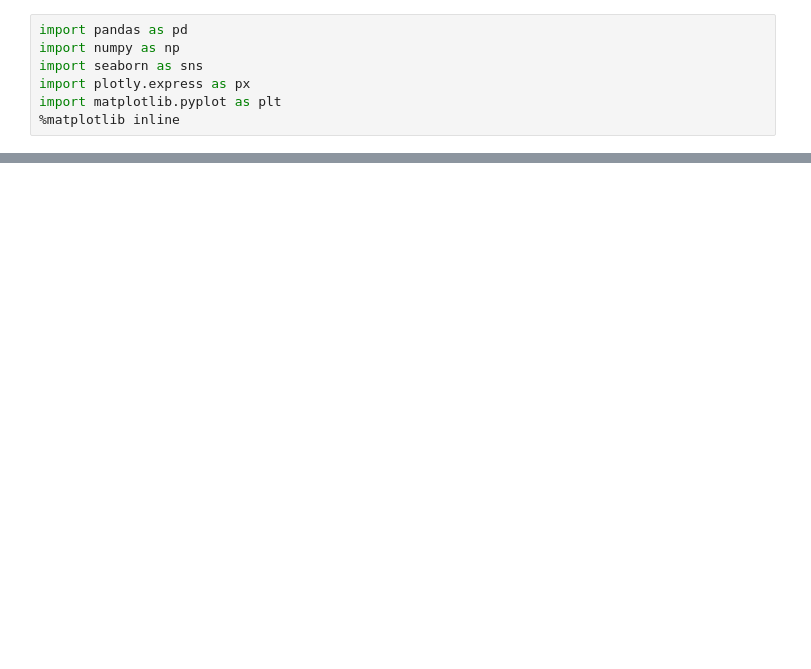
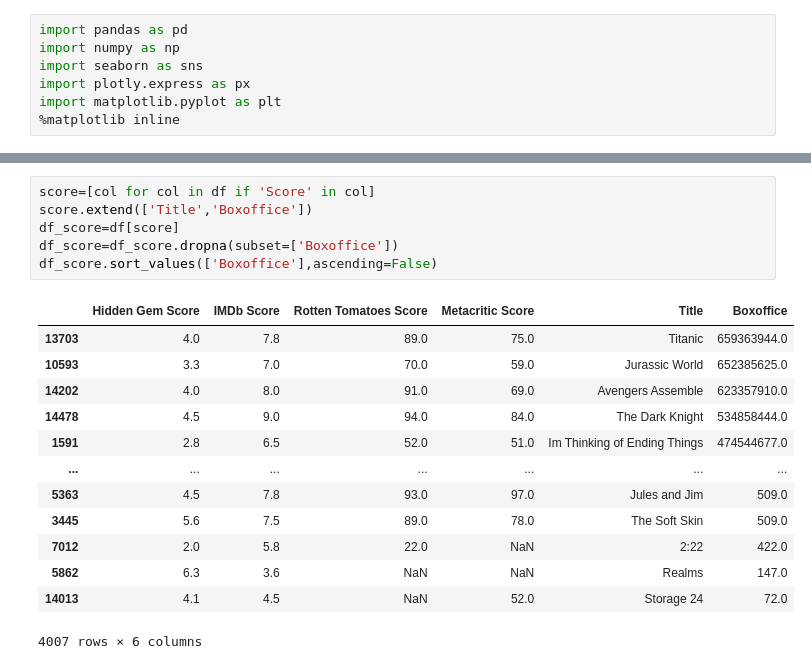
Before and after one commit to rajput-t/netflix_nlp_p1, a Jupyter notebook: Netflix.ipynb, the cells around one changed output, grey strips where cells are left out. Saved outputs shown, nothing was run; the diff lists cells and outputs as text; blank space fills up the shorter version.

```diff
--- a/Netflix.ipynb
+++ b/Netflix.ipynb
@@ -28,0 +48,20 @@ Warning: Total number of columns (29) exceeds max_columns (20) limiting to first
+# %%
+score=[col for col in df if 'Score' in col]
+score.extend(['Title','Boxoffice'])
+df_score=df[score]
+df_score=df_score.dropna(subset=['Boxoffice'])
+df_score.sort_values(['Boxoffice'],ascending=False)
+# %% [output]
+|  | Hidden Gem Score | IMDb Score | Rotten Tomatoes Score | Metacritic Score | Title | Boxoffice |
+| 13703 | 4.0 | 7.8 | 89.0 | 75.0 | Titanic | 659363944.0 |
+| 10593 | 3.3 | 7.0 | 70.0 | 59.0 | Jurassic World | 652385625.0 |
+| 14202 | 4.0 | 8.0 | 91.0 | 69.0 | Avengers Assemble | 623357910.0 |
+| 14478 | 4.5 | 9.0 | 94.0 | 84.0 | The Dark Knight | 534858444.0 |
+| 1591 | 2.8 | 6.5 | 52.0 | 51.0 | Im Thinking of Ending Things | 474544677.0 |
+| ... | ... | ... | ... | ... | ... | ... |
+| 5363 | 4.5 | 7.8 | 93.0 | 97.0 | Jules and Jim | 509.0 |
+| 3445 | 5.6 | 7.5 | 89.0 | 78.0 | The Soft Skin | 509.0 |
+| 7012 | 2.0 | 5.8 | 22.0 | NaN | 2:22 | 422.0 |
+| 5862 | 6.3 | 3.6 | NaN | NaN | Realms | 147.0 |
+| 14013 | 4.1 | 4.5 | NaN | 52.0 | Storage 24 | 72.0 |
+4007 rows × 6 columns
```
Also changed, not shown: parts of 10 cells of this notebook.
